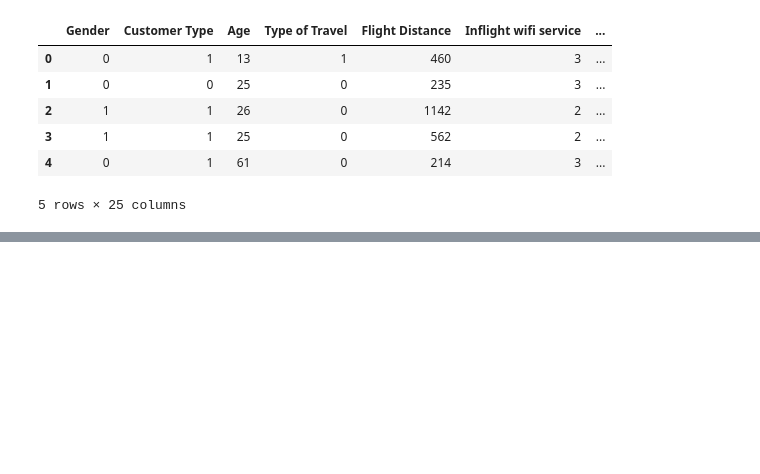
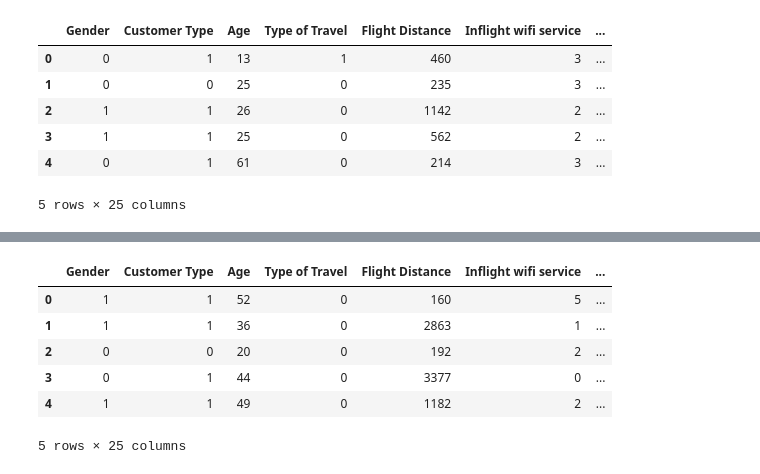
Before and after one commit to Peta0228/Airline-Satisfaction-Prediction, a Jupyter notebook: eda+cleaning.ipynb, the cells around one changed output, grey strips where cells are left out. Saved outputs shown, nothing was run; the diff lists cells and outputs as text; code cells hidden in the pictures; blank space fills up the shorter version.

```diff
--- a/eda+cleaning.ipynb
+++ b/eda+cleaning.ipynb
@@ -154,0 +162,50 @@ train_cleaned.to_csv('train_cleaned.csv')
+# %%
+def transform_gender(x):
+    if x == 'Female':
+        return 1
+    elif x == 'Male':
+        return 0
+test_original['Gender'] = test_original['Gender'].apply(transform_gender)
+
+def transform_custype(x):
+    if x == 'Loyal Customer':
+        return 1
+    elif x == 'disloyal Customer':
+        return 0
+test_original['Customer Type'] = test_original['Customer Type'].apply(transform_custype)
+
+def transform_tvltype(x):
+    if x == 'Personal Travel':
+        return 1
+    elif x == 'Business travel':
+        return 0
+test_original['Type of Travel'] = test_original['Type of Travel'].apply(transform_tvltype)
+
+def transform_tgt(x):
+    if x == 'satisfied':
+        return 1
+    elif x == 'neutral or dissatisfied':
+        return 0
+test_original['satisfaction'] = test_original['satisfaction'].apply(transform_tgt)
+# %%
+col = ['Class']
+
+#Initialize OneHotEncoder
+encoder = OneHotEncoder(sparse_output=False)
+
+one_hot_encoded = encoder.fit_transform(test_original[['Class']])
+
+one_hot_df = pd.DataFrame(one_hot_encoded, columns=encoder.get_feature_names_out(col))
+
+test_cleaned = pd.concat([test_original, one_hot_df], axis=1)
+test_cleaned = test_cleaned.drop(col, axis=1)
+
+test_cleaned.head()
+# %% [output]
+|  | Gender | Customer Type | Age | Type of Travel | Flight Distance | Inflight wifi service | ... |
+| 0 | 1 | 1 | 52 | 0 | 160 | 5 | ... |
+| 1 | 1 | 1 | 36 | 0 | 2863 | 1 | ... |
+| 2 | 0 | 0 | 20 | 0 | 192 | 2 | ... |
+| 3 | 0 | 1 | 44 | 0 | 3377 | 0 | ... |
+| 4 | 1 | 1 | 49 | 0 | 1182 | 2 | ... |
+5 rows × 25 columns
```
Also changed, not shown: parts of 8 cells of this notebook, 1 other file.
